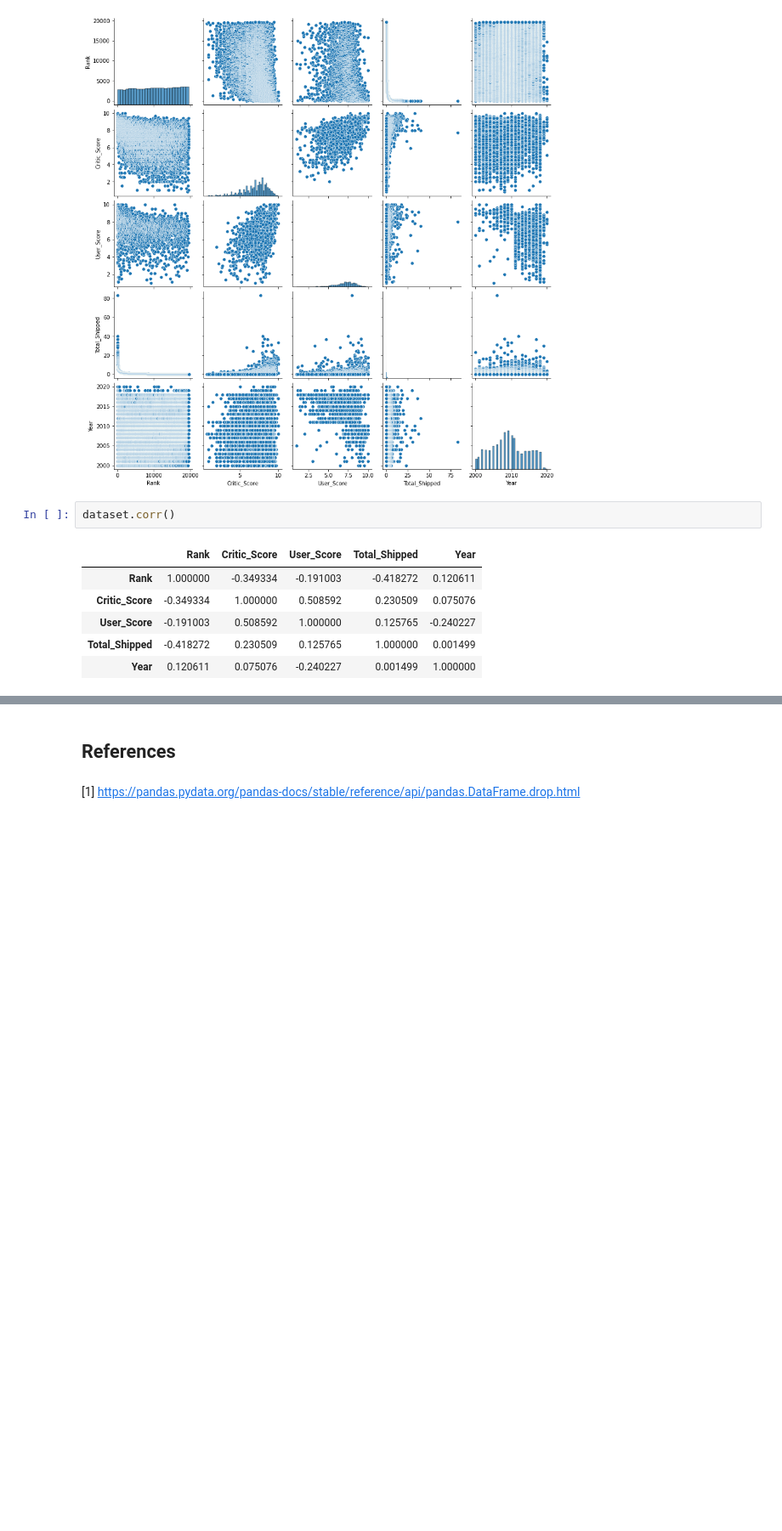
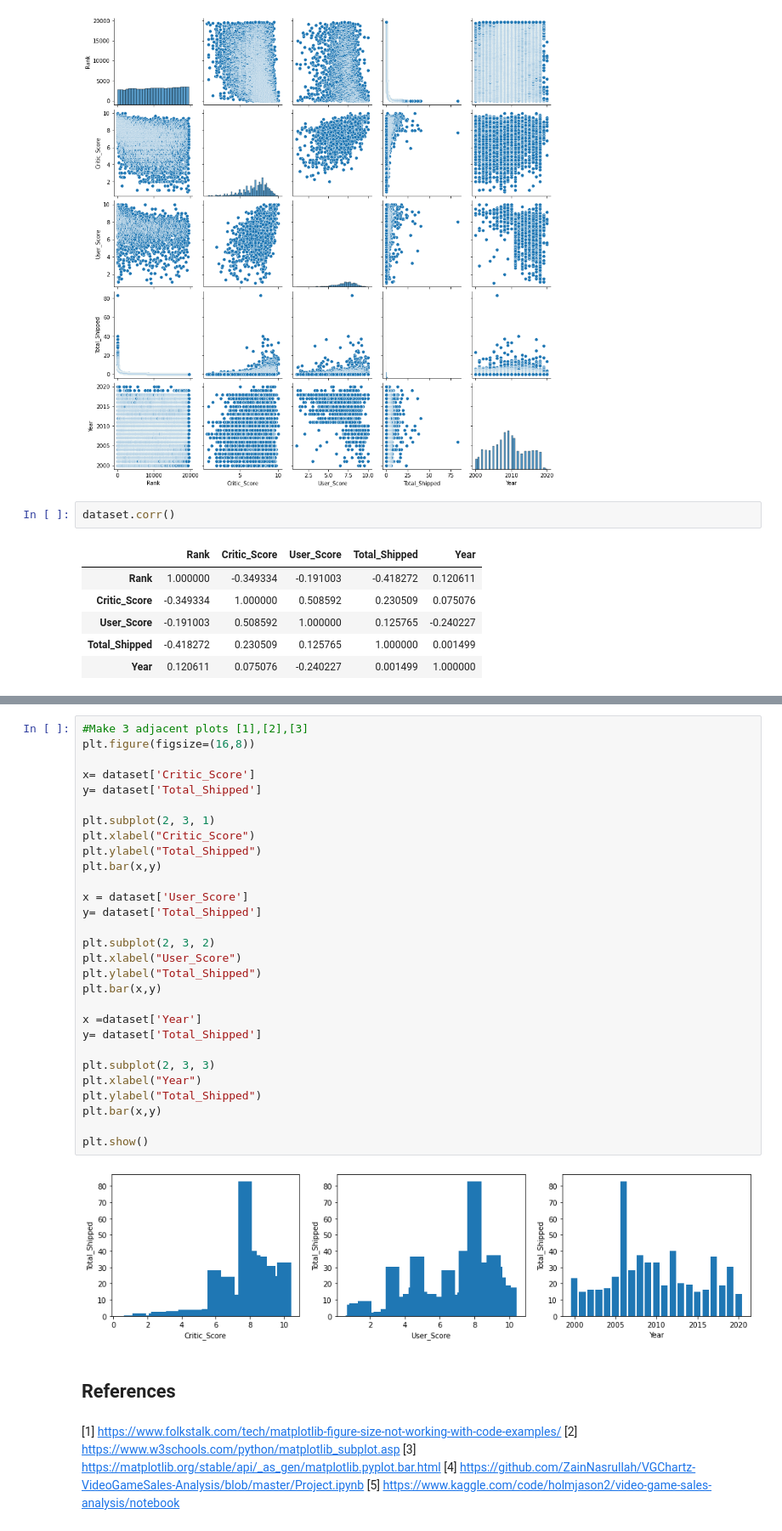
Before and after one commit to MegTully/Programming-For-DA-Project, a Jupyter notebook: Video game data.ipynb, the cells around one changed output, grey strips where cells are left out. Shown at 85% size. Cells and saved outputs as stored; diff of their text form; blank space fills up the shorter version.

Commit message:
Trying to get subplots to work and some analysis

```diff
--- a/Video game data.ipynb
+++ b/Video game data.ipynb
@@ -148,4 +144,39 @@ ax2.plot(x1, y1)
+# %%
+#Make 3 adjacent plots [1],[2],[3]
+plt.figure(figsize=(16,8))
+
+x= dataset['Critic_Score']
+y= dataset['Total_Shipped']
+
+plt.subplot(2, 3, 1)
+plt.xlabel("Critic_Score")
+plt.ylabel("Total_Shipped")
+plt.bar(x,y)
+
+x = dataset['User_Score']
+y= dataset['Total_Shipped']
+
+plt.subplot(2, 3, 2)
+plt.xlabel("User_Score")
+plt.ylabel("Total_Shipped")
+plt.bar(x,y)
+
+x =dataset['Year']
+y= dataset['Total_Shipped']
+
+plt.subplot(2, 3, 3)
+plt.xlabel("Year")
+plt.ylabel("Total_Shipped")
+plt.bar(x,y)
+
+plt.show()
+# %% [output]
+[figure, added]
 # %% [markdown]
 ## References
 # %% [markdown]
-[1] https://pandas.pydata.org/pandas-docs/stable/reference/api/pandas.DataFrame.drop.html
+[1] https://www.folkstalk.com/tech/matplotlib-figure-size-not-working-with-code-examples/
+[2] https://www.w3schools.com/python/matplotlib_subplot.asp
+[3] https://matplotlib.org/stable/api/_as_gen/matplotlib.pyplot.bar.html
+[4] https://github.com/ZainNasrullah/VGChartz-VideoGameSales-Analysis/blob/master/Project.ipynb
+[5] https://www.kaggle.com/code/holmjason2/video-game-sales-analysis/notebook
```
Also changed, not shown: parts of 5 cells of this notebook.
